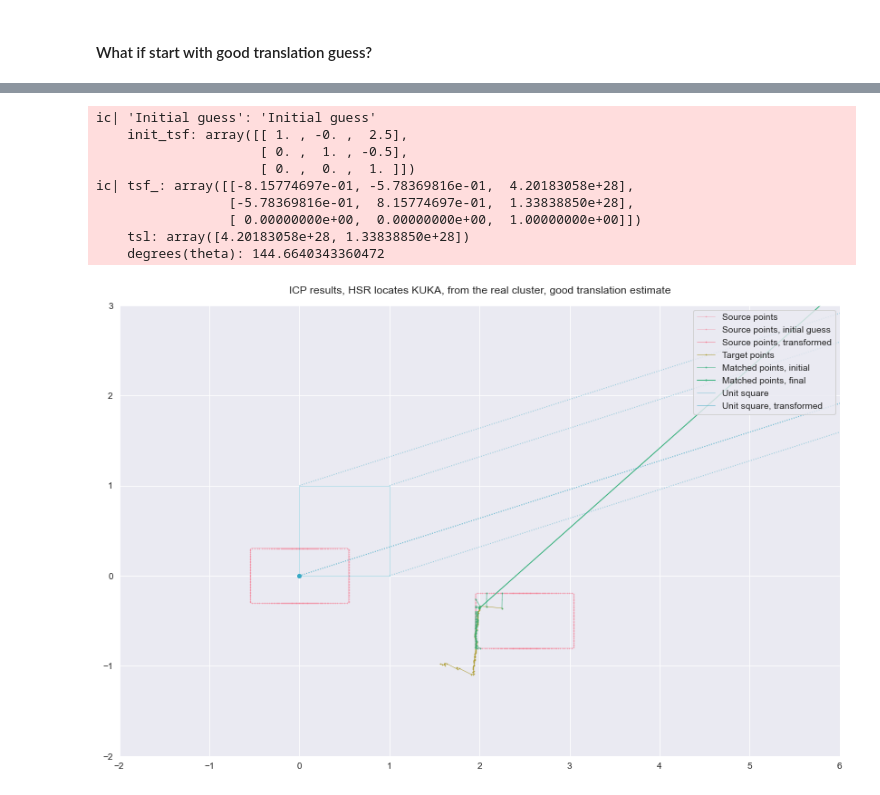
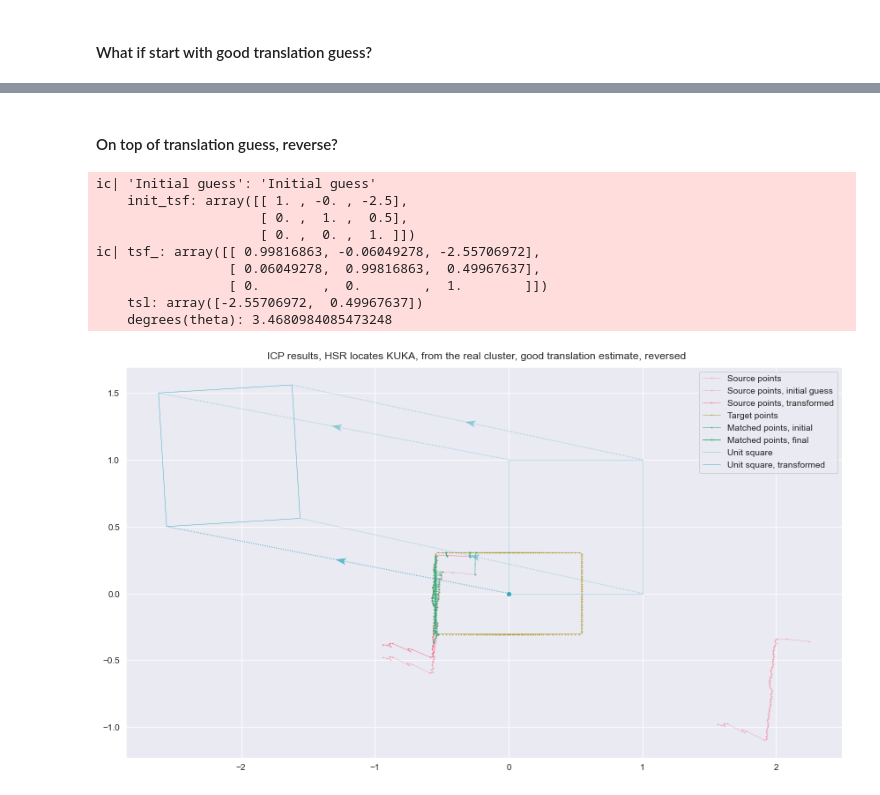
Before and after one commit to StefanHeng/Multi-robot-Pose-Estimation, a Jupyter notebook: notebooks/explore_fuse_pose.ipynb, the cells around one changed output, grey strips where cells are left out. Cells and saved outputs as stored; diff of their text form; code cells hidden in the pictures.

Commit message:
New: remove ipynb stats; grid search; KUKA dims

```diff
--- a/notebooks/explore_fuse_pose.ipynb
+++ b/notebooks/explore_fuse_pose.ipynb
@@ -169,19 +205,21 @@ ic| tsf_: array([[ 8.71533621e-01, -4.90335749e-01, -1.76717664e+06],
+# %% [markdown]
+#### On top of translation guess, reverse?
 # %%
 visualize(
-    ptc_kuka, cls,
-    title='HSR locates KUKA, from the real cluster, good translation estimate',
-    init_tsf=tsl_n_angle2tsf(tsl=[2.5, -0.5]),
-    xlim=[-2, 6], ylim=[-2, 3], mode='static',
-    save=True
+    cls, ptc_kuka,
+    title='HSR locates KUKA, from the real cluster, good translation estimate, reversed',
+    init_tsf=tsl_n_angle2tsf(tsl=[-2.5, 0.5]),
+    # xlim=[-2, 6], ylim=[-2, 3], mode='static',
+    # save=True
 )
 # %% [output]
 ic| 'Initial guess': 'Initial guess'
-    init_tsf: array([[ 1. , -0. ,  2.5],
-                     [ 0. ,  1. , -0.5],
+    init_tsf: array([[ 1. , -0. , -2.5],
+                     [ 0. ,  1. ,  0.5],
                      [ 0. ,  0. ,  1. ]])
-ic| tsf_: array([[-8.15774697e-01, -5.78369816e-01,  4.20183058e+28],
-                 [-5.78369816e-01,  8.15774697e-01,  1.33838850e+28],
-                 [ 0.00000000e+00,  0.00000000e+00,  1.00000000e+00]])
-    tsl: array([4.20183058e+28, 1.33838850e+28])
-    degrees(theta): 144.6640343360472
+ic| tsf_: array([[ 0.99816863, -0.06049278, -2.55706972],
+                 [ 0.06049278,  0.99816863,  0.49967637],
+                 [ 0.        ,  0.        ,  1.        ]])
+    tsl: array([-2.55706972,  0.49967637])
+    degrees(theta): 3.4680984085473248
-[figure, old version]
+[figure, new version]
```
Also changed, not shown: parts of 1 cell of this notebook, 17 other files.
